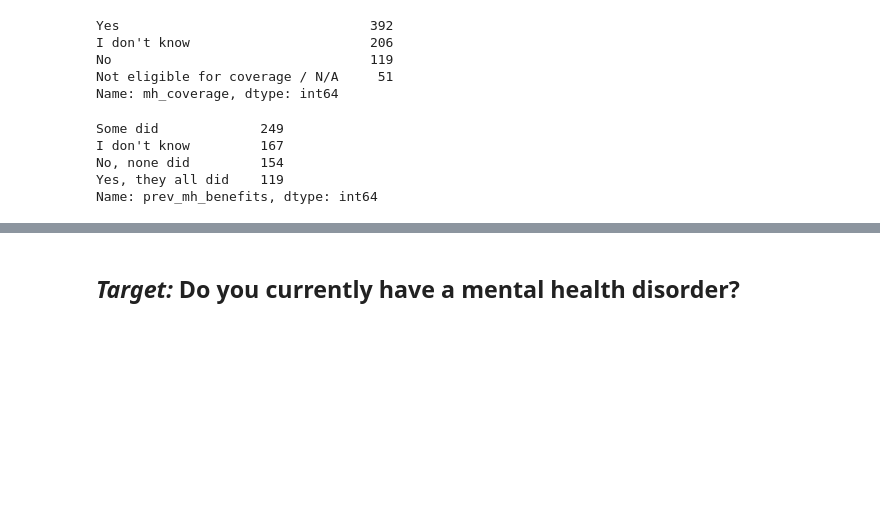
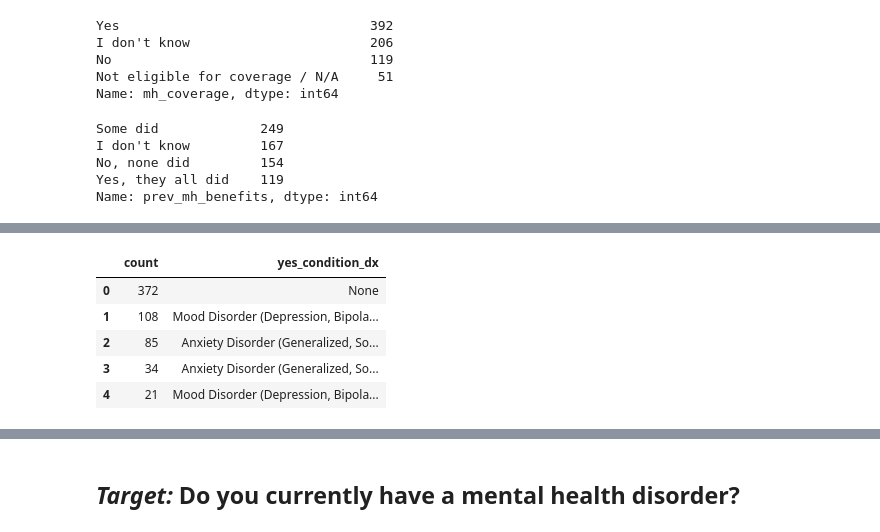
Before and after one commit to ArtTucker/mental_health_and_economics, a Jupyter notebook: machine_learning/ML_model_2.0.ipynb, the cells around one changed output, grey strips where cells are left out. Drawn from its saved outputs; the diff is of its cells as text; code cells hidden in the pictures; blank space fills up the shorter version.

```diff
--- a/machine_learning/machine_learning_model.ipynb
+++ b/machine_learning/ML_model_2.0.ipynb
@@ -506,0 +501,9 @@ condition_dx_df.plot()
+# %%
+condition_dx_df.head()
+# %% [output]
+|  | count | yes_condition_dx |
+| 0 | 372 | None |
+| 1 | 108 | Mood Disorder (Depression, Bipola... |
+| 2 | 85 | Anxiety Disorder (Generalized, So... |
+| 3 | 34 | Anxiety Disorder (Generalized, So... |
+| 4 | 21 | Mood Disorder (Depression, Bipola... |
```
Also changed, not shown: parts of 38 cells of this notebook, 2 other files.
